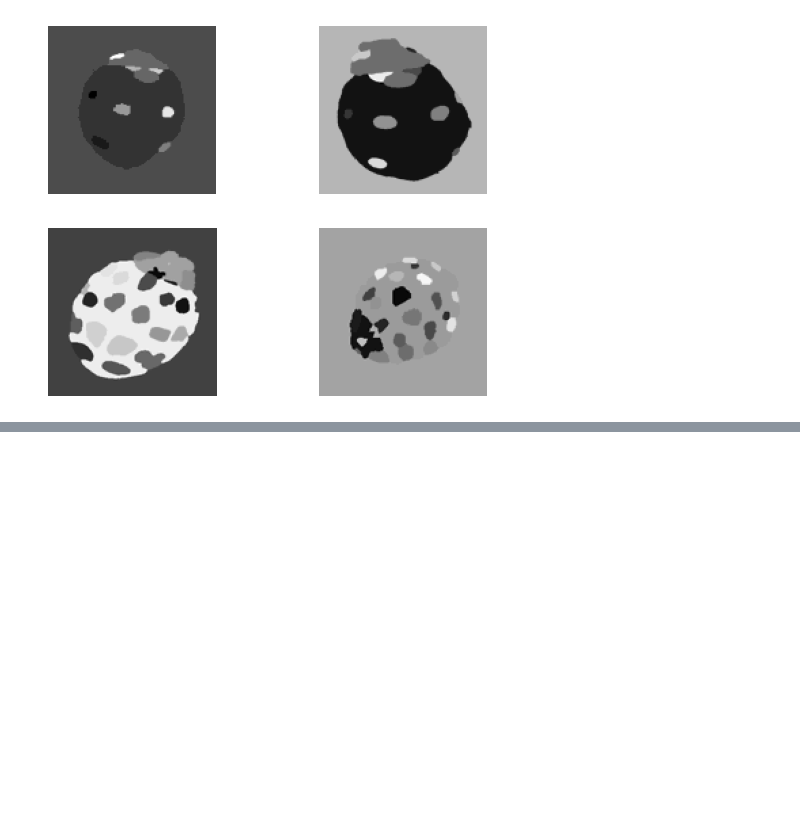
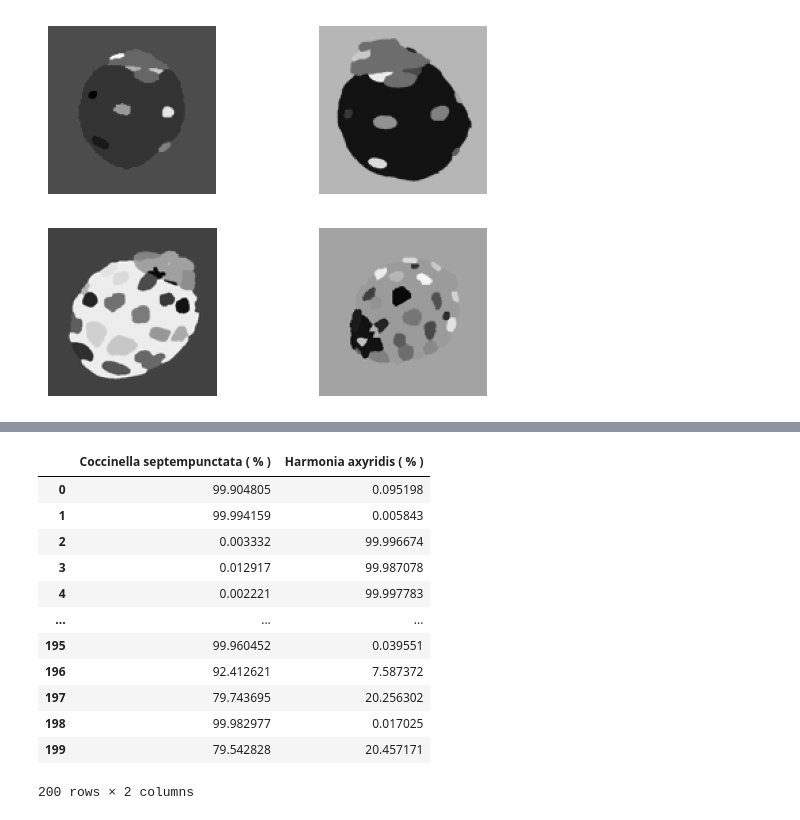
Before and after one commit to PuchToTalk/Ladybug_project, a Jupyter notebook: CNN.ipynb, the cells around one changed output, grey strips where cells are left out. Drawn from its saved outputs; the diff is of its cells as text; code cells hidden in the pictures; blank space fills up the shorter version.

Commit message:
Class recognition with CNN model

```diff
--- a/CNN.ipynb
+++ b/CNN.ipynb
@@ -107,3 +107,12 @@ Total params: 6,457,314
 Trainable params: 6,457,314
 Non-trainable params: 0
 _________________________________________________________________
+# %%
+model.compile(
+    loss = "sparse_categorical_crossentropy",
+    optimizer ="adam",
+    metrics = ["accuracy"]
+
+)
+# %%
+history = model.fit(image_ini, train_labels, epochs = 30, validation_split = 0.3, batch_size = 30, verbose =1)
@@ -109,0 +137,7 @@ _________________________________________________________________
+# %%
+check = model.predict(image_ini)
+df_check = pd.DataFrame(check)
+df_check[0] = df_check[0].apply(lambda x : x * 100)
+df_check[1] = df_check[1].apply(lambda x : x * 100)
+df_check.rename(columns={ df_check.columns[0]: "Coccinella septempunctata ( % )" }, inplace = True)
+df_check.rename(columns={ df_check.columns[1]: "Harmonia axyridis ( % )" }, inplace = True)
@@ -109,0 +146,16 @@ _________________________________________________________________
+# %%
+df_check
+# %% [output]
+|  | Coccinella septempunctata ( % ) | Harmonia axyridis ( % ) |
+| 0 | 99.904805 | 0.095198 |
+| 1 | 99.994159 | 0.005843 |
+| 2 | 0.003332 | 99.996674 |
+| 3 | 0.012917 | 99.987078 |
+| 4 | 0.002221 | 99.997783 |
+| ... | ... | ... |
+| 195 | 99.960452 | 0.039551 |
+| 196 | 92.412621 | 7.587372 |
+| 197 | 79.743695 | 20.256302 |
+| 198 | 99.982977 | 0.017025 |
+| 199 | 79.542828 | 20.457171 |
+200 rows × 2 columns
```
Also changed, not shown: parts of 3 cells of this notebook.
